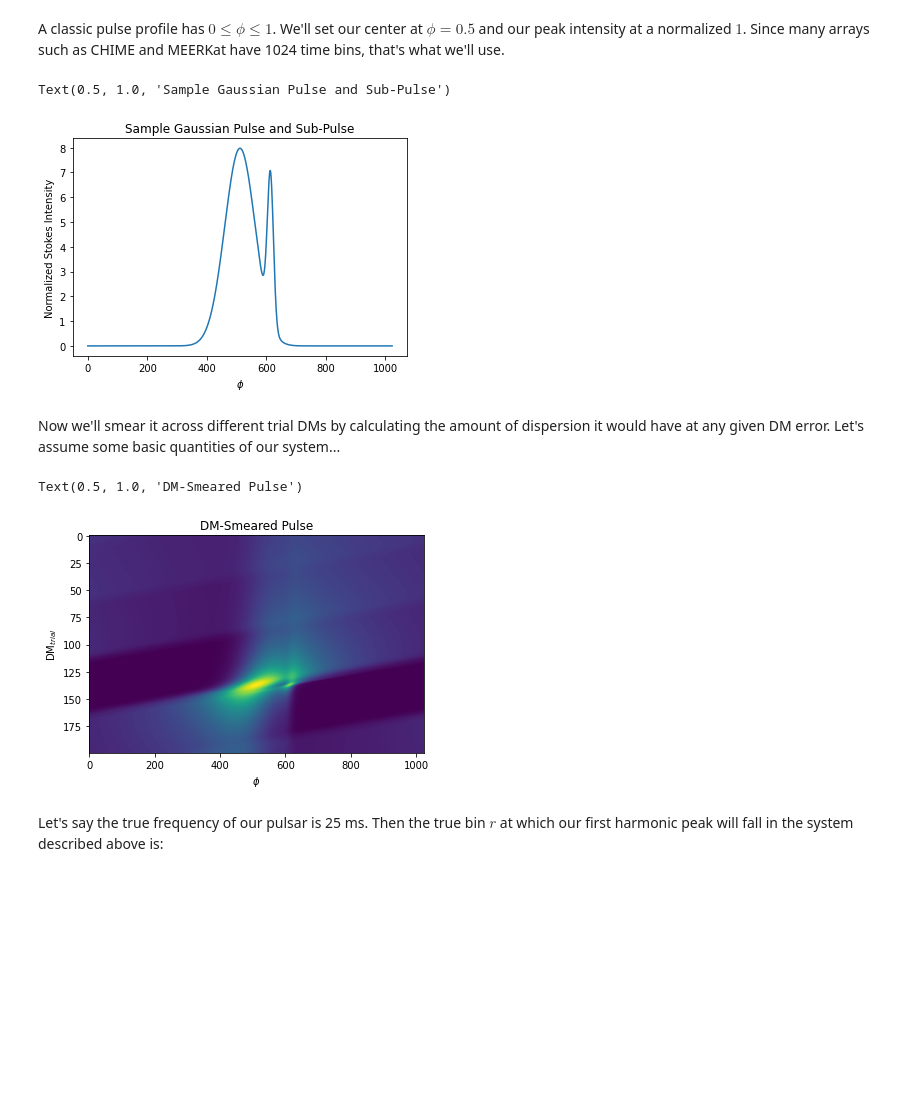
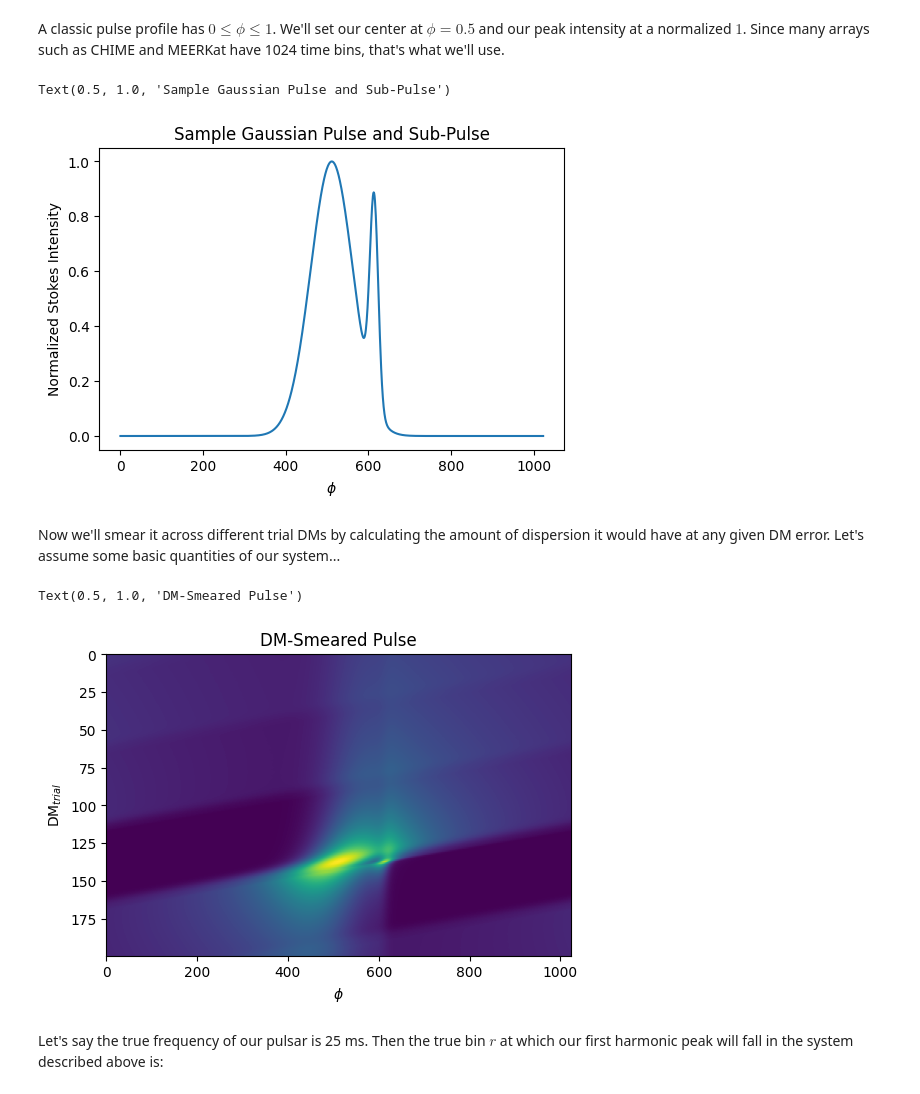
Before and after one commit to reyniersquillace/RadioTime, a Jupyter notebook: Fourier Faking.ipynb, the cells around one changed output. Saved outputs shown, nothing was run; the diff lists cells and outputs as text; code cells hidden in the pictures; blank space fills up the shorter version.

```diff
--- a/Fourier Faking.ipynb
+++ b/Fourier Faking.ipynb
@@ -13,13 +13,14 @@ A classic pulse profile has $0 \leq \phi \leq 1$. We'll set our center at $\phi
 # %%
 phi_bins = 1024
 pulse = gaussian(np.linspace(0, 1, phi_bins), 0.5, 0.05) + 0.15*gaussian(np.linspace(0, 1, phi_bins), 0.6, 0.01)
+pulse /= max(pulse)
 plt.plot(pulse)
 plt.xlabel(r'$\phi$')
 plt.ylabel('Normalized Stokes Intensity')
 plt.title('Sample Gaussian Pulse and Sub-Pulse')
 # %% [output]
 Text(0.5, 1.0, 'Sample Gaussian Pulse and Sub-Pulse')
-[figure, old version]
+[figure, new version]
 # %% [markdown]
 Now we'll smear it across different trial DMs by calculating the amount of dispersion it would have at any given DM error. Let's assume some basic quantities of our system...
 # %%
@@ -85,7 +86,7 @@ plt.ylabel(r'DM$_{trial}$')
 plt.title('DM-Smeared Pulse')
 # %% [output]
 Text(0.5, 1.0, 'DM-Smeared Pulse')
-[figure, old version]
+[figure, new version]
 # %% [markdown]
 Let's say the true frequency of our pulsar is 25 ms. Then the true bin $r$ at which our first harmonic peak will fall in the system described above is:
 # %%
```
Also changed, not shown: parts of 5 cells of this notebook.
